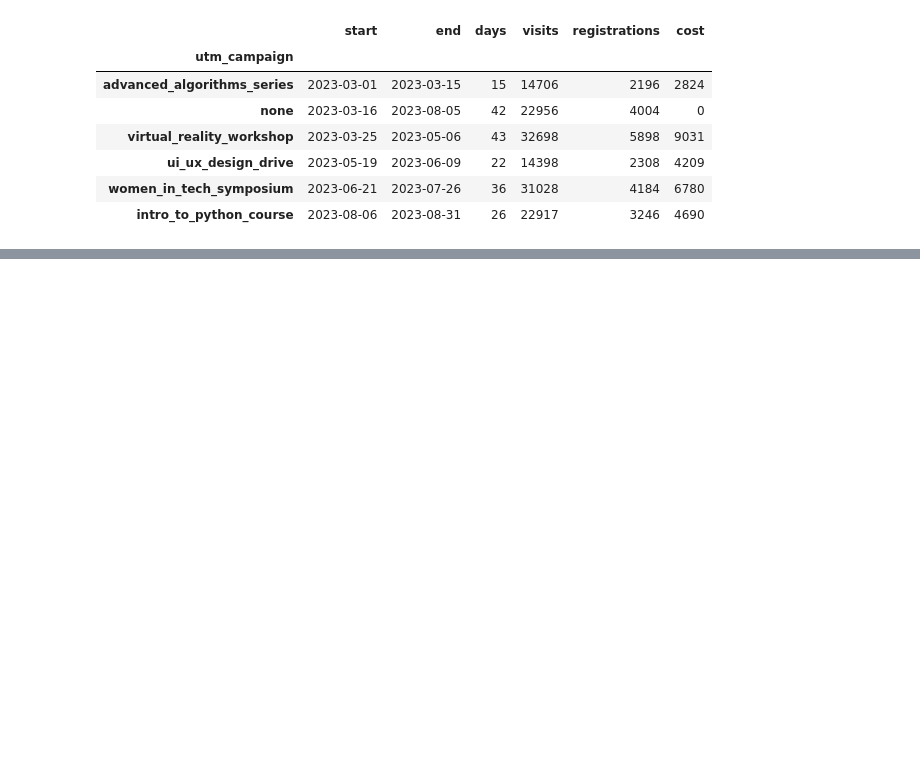
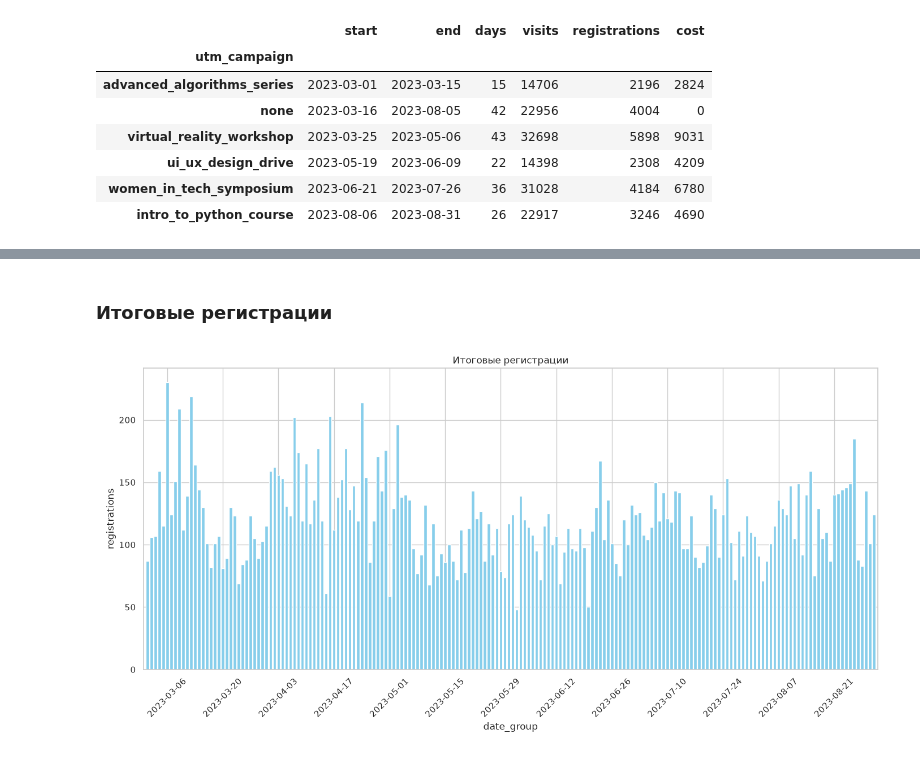
Before and after one commit to arnautovd/bi-analyst-project-100, a Jupyter notebook: analytics.ipynb, the cells around one changed output, grey strips where cells are left out. Saved outputs shown, nothing was run; the diff lists cells and outputs as text; code cells hidden in the pictures; blank space fills up the shorter version.

```diff
--- a/analytics.ipynb
+++ b/analytics.ipynb
@@ -311,0 +408,9 @@ ads_conversion.assign(date_group=epoch_ms).to_json('./ads.json')
+# %% [markdown]
+### Итоговые регистрации
+# %%
+fig, ax = plt.subplots(figsize=FIGSIZE)
+daily_bars(ax, ads_conversion, 'registrations')
+ax.set(title='Итоговые регистрации', xlabel='date_group', ylabel='registrations')
+save_chart(fig, 'total_registrations')
+# %% [output]
+[figure, added]
```
Also changed, not shown: parts of 18 cells of this notebook, 10 other files.
